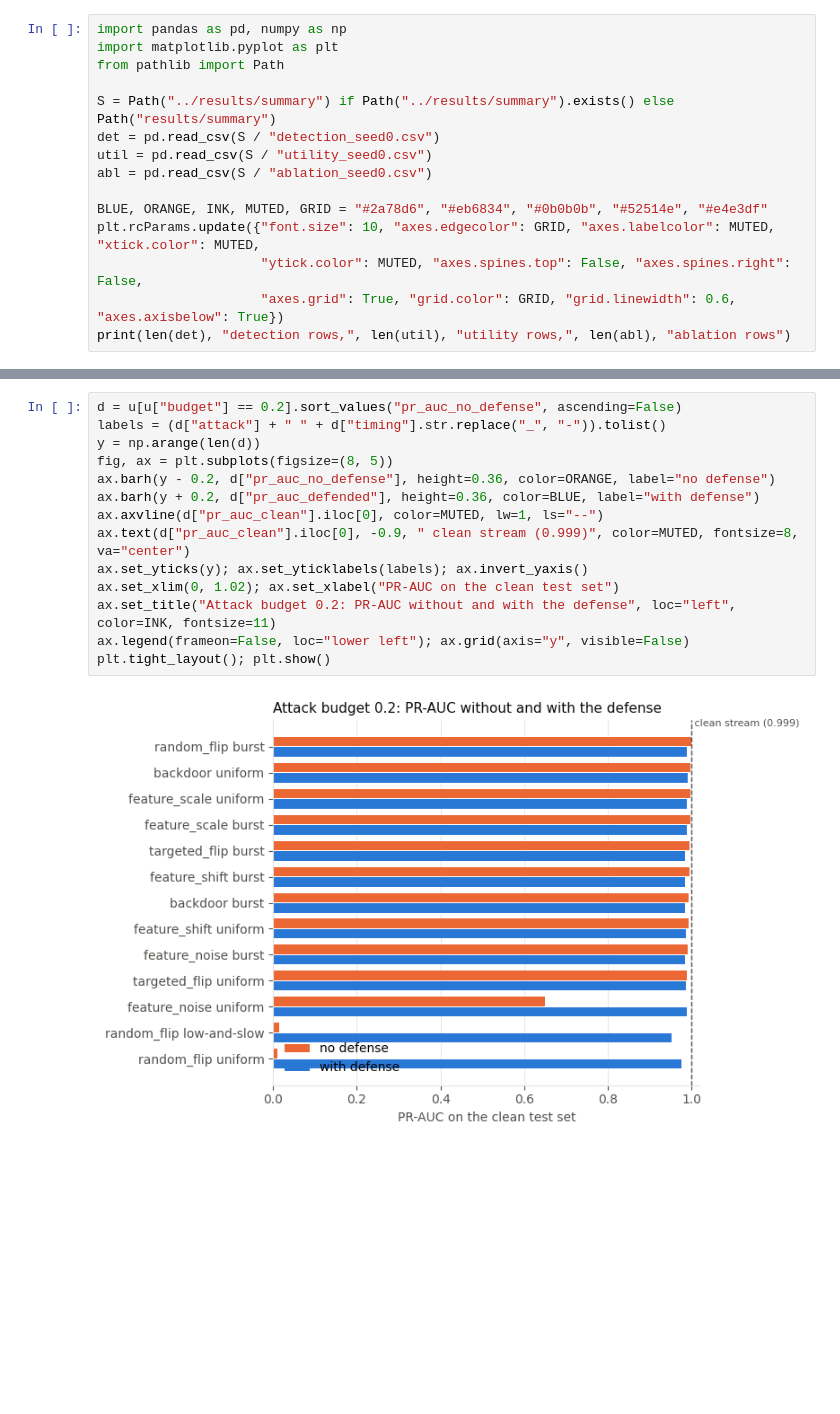
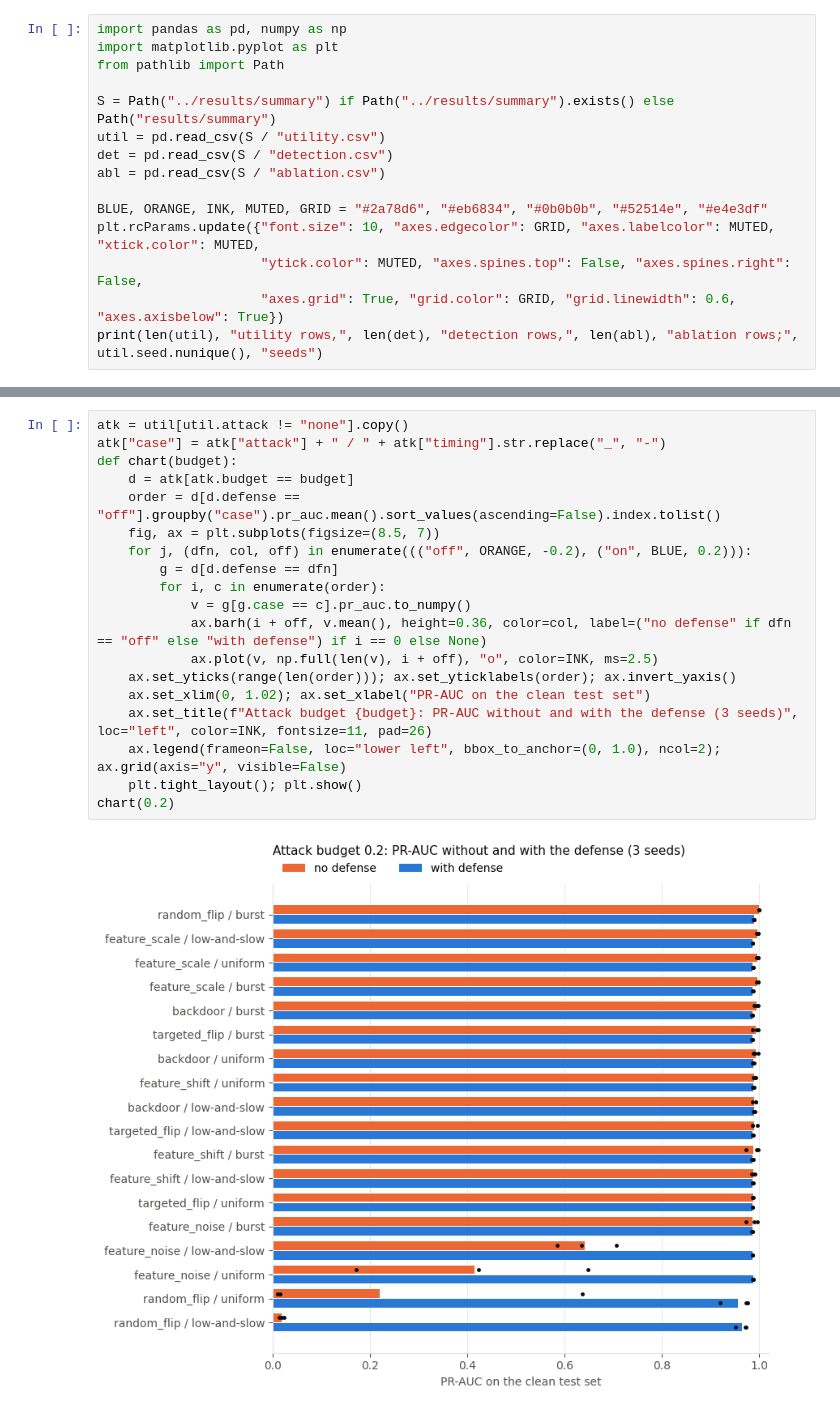
Before and after one commit to tanvishetty1403/streaming-poisoning-robustness, a Jupyter notebook: notebooks/defense_results.ipynb, the cells around one changed output, grey strips where cells are left out. Cells and saved outputs as stored; diff of their text form; blank space fills up the shorter version.

```diff
--- a/notebooks/defense_results.ipynb
+++ b/notebooks/defense_results.ipynb
@@ -21,13 +24,13 @@ import matplotlib.pyplot as plt
 from pathlib import Path
 
 S = Path("../results/summary") if Path("../results/summary").exists() else Path("results/summary")
-det = pd.read_csv(S / "detection_seed0.csv")
-util = pd.read_csv(S / "utility_seed0.csv")
-abl = pd.read_csv(S / "ablation_seed0.csv")
+util = pd.read_csv(S / "utility.csv")
+det = pd.read_csv(S / "detection.csv")
+abl = pd.read_csv(S / "ablation.csv")
 
 BLUE, ORANGE, INK, MUTED, GRID = "#2a78d6", "#eb6834", "#0b0b0b", "#52514e", "#e4e3df"
 plt.rcParams.update({"font.size": 10, "axes.edgecolor": GRID, "axes.labelcolor": MUTED, "xtick.color": MUTED,
                      "ytick.color": MUTED, "axes.spines.top": False, "axes.spines.right": False,
                      "axes.grid": True, "grid.color": GRID, "grid.linewidth": 0.6, "axes.axisbelow": True})
-print(len(det), "detection rows,", len(util), "utility rows,", len(abl), "ablation rows")
+print(len(util), "utility rows,", len(det), "detection rows,", len(abl), "ablation rows;", util.seed.nunique(), "seeds")
 # %% [output]
@@ -65,16 +57,21 @@ tbl
 # %%
-d = u[u["budget"] == 0.2].sort_values("pr_auc_no_defense", ascending=False)
-labels = (d["attack"] + " " + d["timing"].str.replace("_", "-")).tolist()
-y = np.arange(len(d))
-fig, ax = plt.subplots(figsize=(8, 5))
-ax.barh(y - 0.2, d["pr_auc_no_defense"], height=0.36, color=ORANGE, label="no defense")
-ax.barh(y + 0.2, d["pr_auc_defended"], height=0.36, color=BLUE, label="with defense")
-ax.axvline(d["pr_auc_clean"].iloc[0], color=MUTED, lw=1, ls="--")
-ax.text(d["pr_auc_clean"].iloc[0], -0.9, " clean stream (0.999)", color=MUTED, fontsize=8, va="center")
-ax.set_yticks(y); ax.set_yticklabels(labels); ax.invert_yaxis()
-ax.set_xlim(0, 1.02); ax.set_xlabel("PR-AUC on the clean test set")
-ax.set_title("Attack budget 0.2: PR-AUC without and with the defense", loc="left", color=INK, fontsize=11)
-ax.legend(frameon=False, loc="lower left"); ax.grid(axis="y", visible=False)
-plt.tight_layout(); plt.show()
+atk = util[util.attack != "none"].copy()
+atk["case"] = atk["attack"] + " / " + atk["timing"].str.replace("_", "-")
+def chart(budget):
+    d = atk[atk.budget == budget]
+    order = d[d.defense == "off"].groupby("case").pr_auc.mean().sort_values(ascending=False).index.tolist()
+    fig, ax = plt.subplots(figsize=(8.5, 7))
+    for j, (dfn, col, off) in enumerate((("off", ORANGE, -0.2), ("on", BLUE, 0.2))):
+        g = d[d.defense == dfn]
+        for i, c in enumerate(order):
+            v = g[g.case == c].pr_auc.to_numpy()
+            ax.barh(i + off, v.mean(), height=0.36, color=col, label=("no defense" if dfn == "off" else "with defense") if i == 0 else None)
+            ax.plot(v, np.full(len(v), i + off), "o", color=INK, ms=2.5)
+    ax.set_yticks(range(len(order))); ax.set_yticklabels(order); ax.invert_yaxis()
+    ax.set_xlim(0, 1.02); ax.set_xlabel("PR-AUC on the clean test set")
+    ax.set_title(f"Attack budget {budget}: PR-AUC without and with the defense (3 seeds)", loc="left", color=INK, fontsize=11, pad=26)
+    ax.legend(frameon=False, loc="lower left", bbox_to_anchor=(0, 1.0), ncol=2); ax.grid(axis="y", visible=False)
+    plt.tight_layout(); plt.show()
+chart(0.2)
 # %% [output]
-[figure, old version]
+[figure, new version]
```
Also changed, not shown: parts of 22 cells of this notebook, 17 other files.
